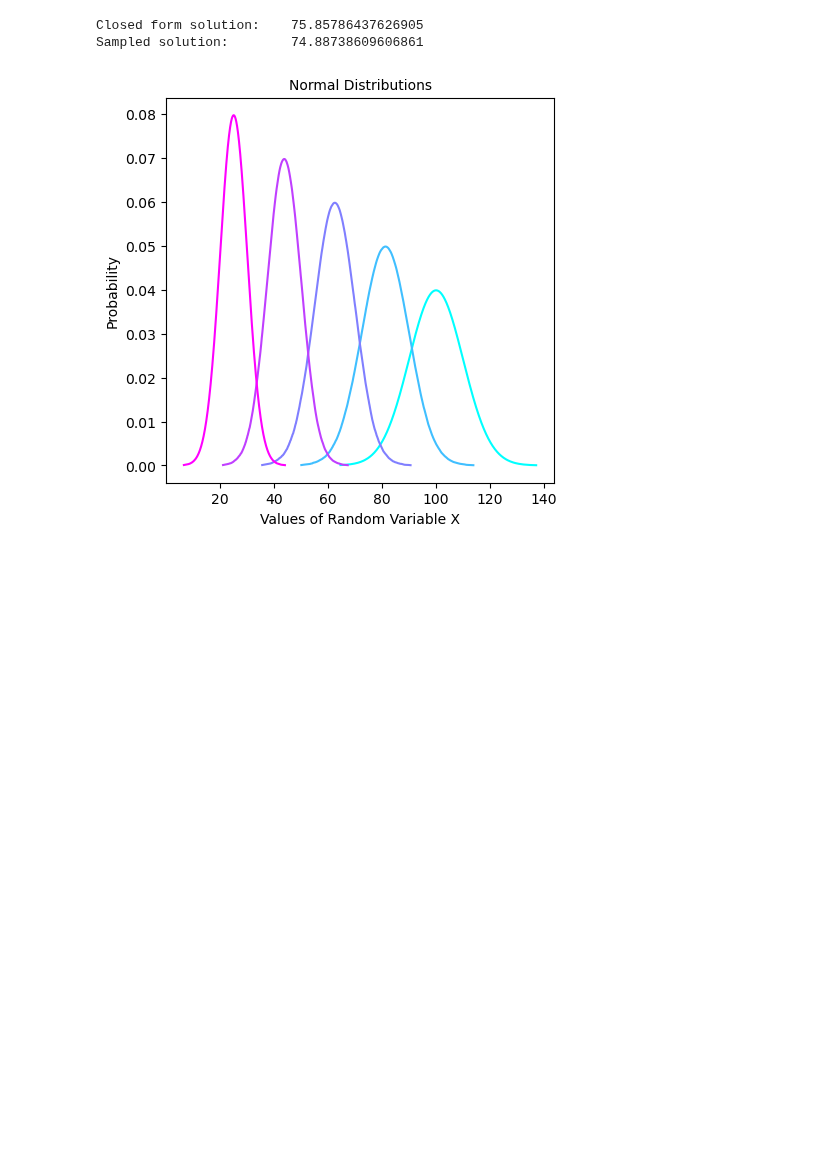
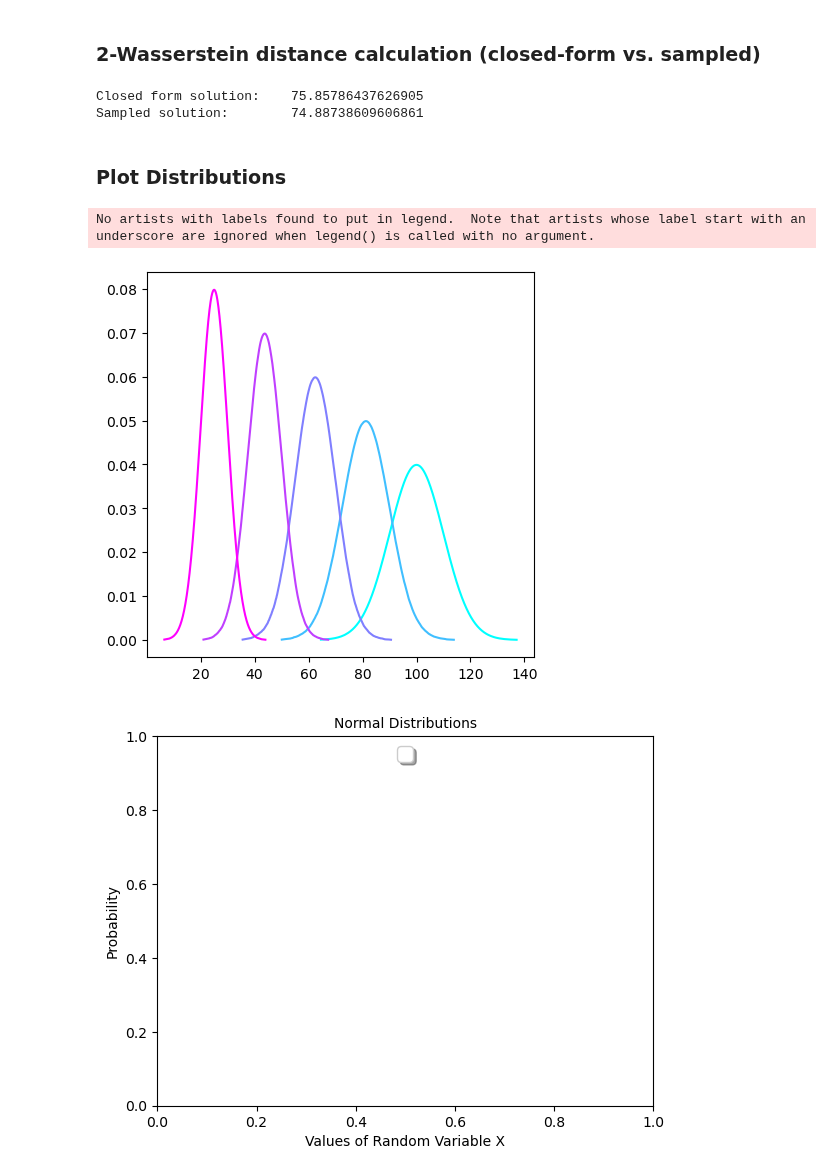
Before and after one commit to oalkaya/mfcgv-projects, a Jupyter notebook: MF2023-Exercise4/code/OptimalTransport/task1.ipynb, the cells around one changed output. Drawn from its saved outputs; the diff is of its cells as text; code cells hidden in the pictures; blank space fills up the shorter version.

```diff
--- a/MF2023-Exercise4/code/OptimalTransport/task1.ipynb
+++ b/MF2023-Exercise4/code/OptimalTransport/task1.ipynb
@@ -24,6 +26,8 @@ x_2, y_2 = zip(*sorted(zip(x_2, y_2)))
 # Stack into points
 p_1 = np.vstack((x_1,y_1))
 p_2 = np.vstack((x_2,y_2))
+# %% [markdown]
+### 2-Wasserstein distance calculation (closed-form vs. sampled)
 # %%
 # Closed form 2-Wasserstein:
 closed_Wasserstein = abs(mu_1-mu_2) +  (sigma_1 + sigma_2 - 2 * sqrt(sigma_2*sigma_1))
@@ -37,25 +41,35 @@ print("Sampled solution:        " + str(sampled_Wasserstein))
 # %% [output]
 Closed form solution:    75.85786437626905
 Sampled solution:        74.88738609606861
+# %% [markdown]
+### Plot Distributions
 # %%
 plt.figure(figsize=(5,5))
 
 # Lambdas
 lambdas = [0, 0.25, 0.5, 0.75, 1.0]
 
-# Colors
 cmap = get_cmap('cool')
 colors = []
 # Generate and plot interpolated samples alongside distributions 1 and 2
 for lamb in lambdas:
     z = lamb * p_1 + (1-lamb) * p_2
     colors.append(cmap(lamb))
-    plt.plot(z[0,:], z[1,:])
+    plt.plot(z[0,:], z[1,:], label=str(lamb))
 
+# Set colormap
 rcParams['axes.prop_cycle'] = cycler(color=colors)
+
+# Add legend
+fig, ax = plt.subplots()
+legend = ax.legend(loc='upper center', shadow=True, fontsize='x-large')
+
 plt.title('Normal Distributions', fontsize='10')
 plt.xlabel('Values of Random Variable X', fontsize='10')
 plt.ylabel('Probability', fontsize='10')
+
 plt.show()
 # %% [output]
+No artists with labels found to put in legend.  Note that artists whose label start with an underscore are ignored when legend() is called with no argument.
-[figure, old version]
+[figure, new version]
+[figure, added]
```
Also changed, not shown: parts of 1 cell of this notebook.
